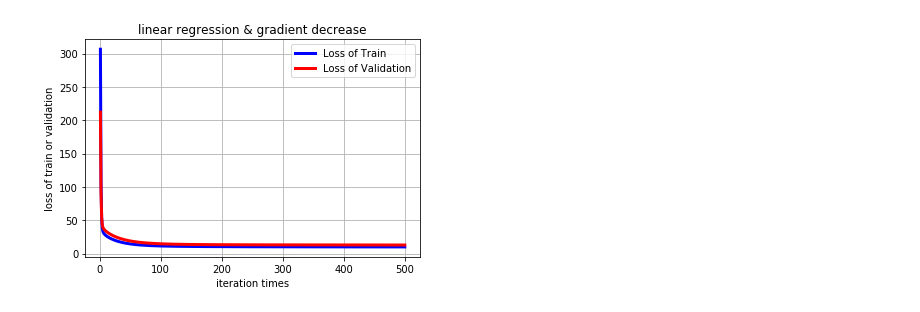
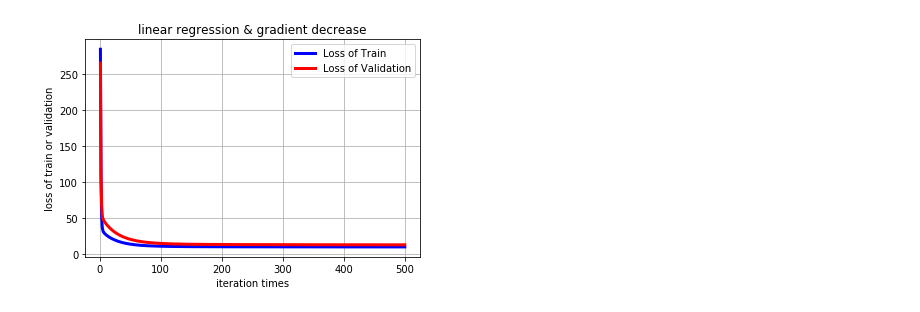
Before and after one commit to ymNickole/ML2017-lab-01, a Jupyter notebook: RegressionExperiment.ipynb, the cells around one changed output. Saved outputs shown, nothing was run; the diff lists cells and outputs as text; code cells hidden in the pictures.

```diff
--- a/RegressionExperiment.ipynb
+++ b/RegressionExperiment.ipynb
@@ -36,8 +36,6 @@ def gradDescent(alpha,maxCycles,X_data,y_data):
 		b -= alpha * grad_b
 		losss.append(loss)
 		print("loss = %f" % loss)
-	print(w)
-	print(b)
 	return losss
 
 def plotLossPerTime(n,losss_train,losss_validation):
@@ -56,7 +54,7 @@ X_train, X_validation, y_train, y_validation = loadDataSet()
 alpha = 0.1
 maxCycles = 500
 losss_train = gradDescent(alpha,maxCycles,X_train,y_train)
-#losss_validation = gradDescent(alpha,maxCycles,X_validation,y_validation)
+losss_validation = gradDescent(alpha,maxCycles,X_validation,y_validation)
 plotLossPerTime(maxCycles,losss_train,losss_validation)
 # %% [output]
 (379, 13) (379,)
@@ -79 +77 @@ loss = 26.241511
-[figure, old version]
+[figure, new version]
```
Also changed, not shown: parts of 1 cell of this notebook.
